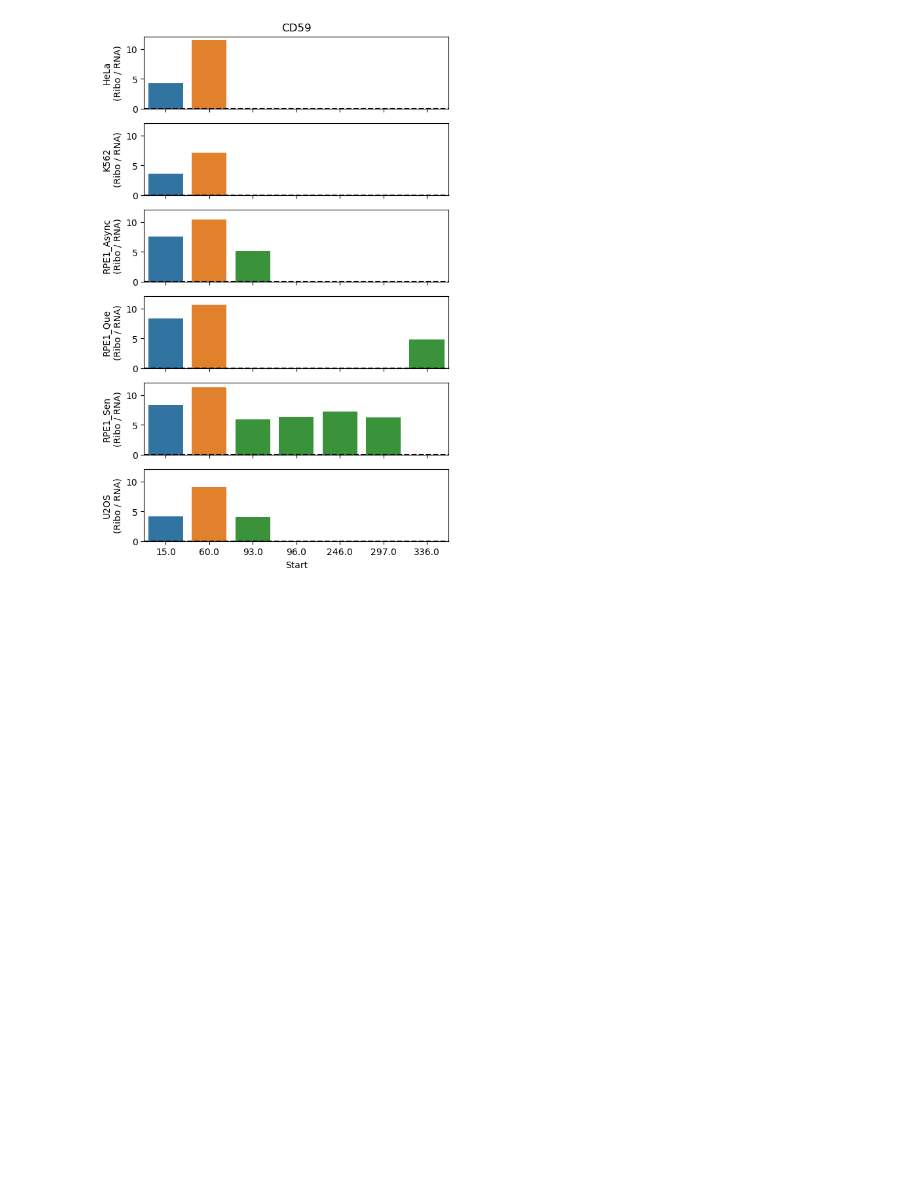
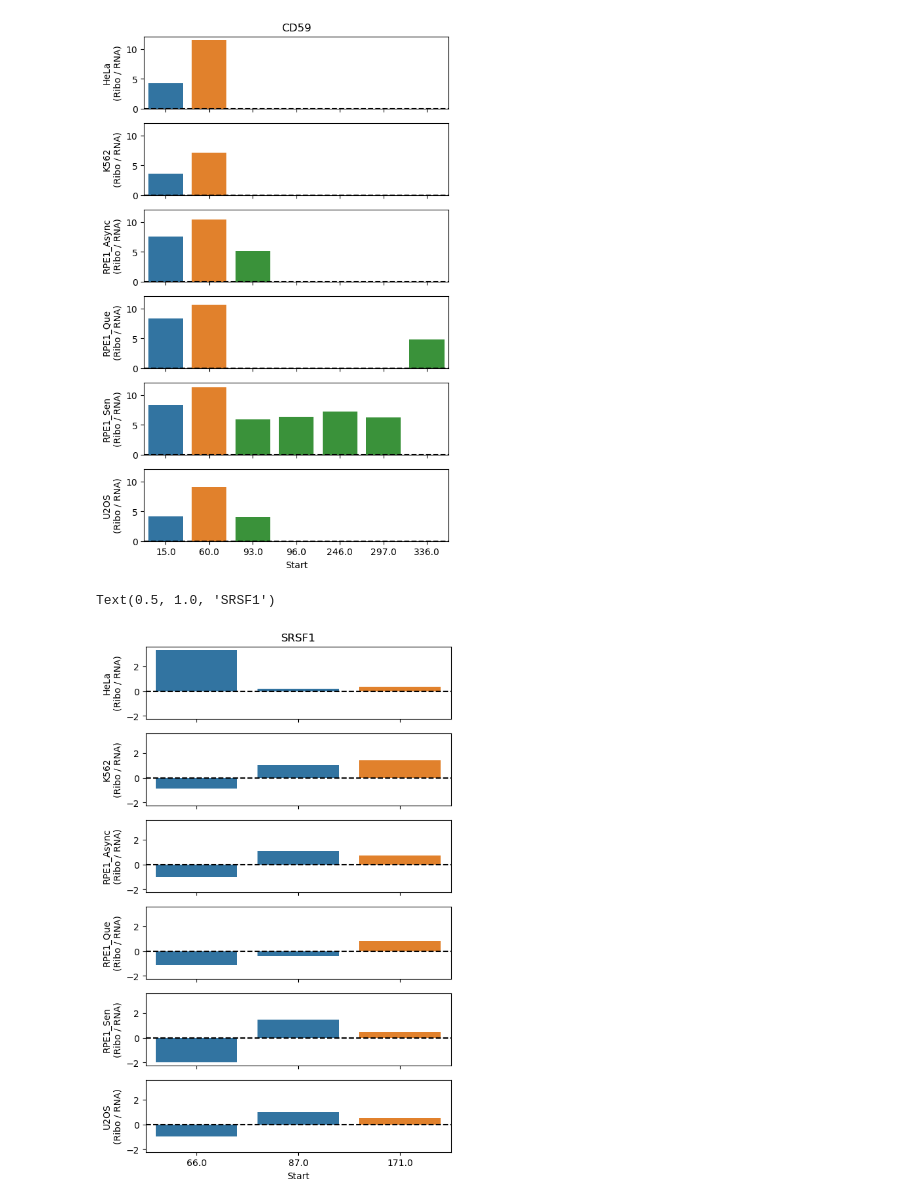
Before and after one commit to cheeseman-lab/coTISja, a Jupyter notebook: src/notebooks/sample_comparison.ipynb, the cells around one changed output. Cells and saved outputs as stored; diff of their text form; code cells hidden in the pictures; blank space fills up the shorter version.

```diff
--- a/src/notebooks/sample_comparison.ipynb
+++ b/src/notebooks/sample_comparison.ipynb
@@ -95,6 +95,9 @@ masked_te_matrix = translation_efficiency_matrix[~masked_log_te_matrix.isna()]
 # %%
 # sample_level_translation_efficiency = sample_level_tis_df.pivot_table(index='TIS', columns='Sample', values='TranslationEfficiency')
 sample_level_riboseq_counts = sample_level_tis_df.pivot_table(index='TIS', columns='Sample', values='TISCounts')
+# %%
+sample_level_riboseq_counts = pd.read_csv('/lab/barcheese01/smaffa/coTISja/data/tisdiff_results/deseq2/rpf_summed_replicate_counts.csv', index_col=0)
+sample_level_riboseq_counts_masked = pd.read_csv('/lab/barcheese01/smaffa/coTISja/data/tisdiff_results/deseq2/rpf_summed_replicate_counts_masked.csv', index_col=0)
 # %%
 tis_metadata = sample_level_tis_df[['TIS', 'IsoformID', 'Tid', 'Symbol', 'Gid', 'GeneType', 'StartCodon', 'Start', 'RecatTISType', 'MANE_Select', 'AALen', 'AASeq']].drop_duplicates()
 # %% [markdown]
@@ -336,16 +265,24 @@ median_diffq_per_tis = qval_reshaped.median(axis=1).rename('MedianDiffQVal')
+# %%
+directions = []
+for tis, min_idx in tqdm(qval_reshaped.dropna(how='all').idxmin(axis=1).items()):
+    directions.append(np.sign(lfc_reshaped.loc[tis, min_idx]))
+most_sig_direction_per_tis = pd.Series(directions, index=qval_reshaped.dropna(how='all').index).rename('MinDiffQValDirection')
 # %%
 max_riboseq_counts_per_tis = sample_level_riboseq_counts.max(axis=1).rename('MaxRiboseqCounts')
-max_riboseq_sample_per_tis = sample_level_riboseq_counts.idxmax(axis=1).rename('MaxRiboseqSample')
+max_riboseq_rpm_per_tis = ((sample_level_riboseq_counts / sample_to_riboseq_total) * 1e6).max(axis=1).rename('MaxRiboseqRPM')
+max_riboseq_sample_per_tis = ((sample_level_riboseq_counts / sample_to_riboseq_total) * 1e6).idxmax(axis=1).rename('MaxRiboseqSample')
 min_riboseq_counts_per_tis = sample_level_riboseq_counts.min(axis=1).rename('MinRiboseqCounts')
-min_riboseq_sample_per_tis = sample_level_riboseq_counts.idxmin(axis=1).rename('MinRiboseqSample')
+min_riboseq_rpm_per_tis = ((sample_level_riboseq_counts / sample_to_riboseq_total) * 1e6).min(axis=1).rename('MinRiboseqRPM')
+min_riboseq_sample_per_tis = ((sample_level_riboseq_counts / sample_to_riboseq_total) * 1e6).idxmin(axis=1).rename('MinRiboseqSample')
 # %%
 tis_stats = pd.concat([
     n_samples_per_tis, variance_per_tis,
-    max_riboseq_counts_per_tis, max_riboseq_sample_per_tis, min_riboseq_counts_per_tis, min_riboseq_sample_per_tis,
+    max_riboseq_counts_per_tis, max_riboseq_rpm_per_tis, max_riboseq_sample_per_tis, min_riboseq_counts_per_tis, min_riboseq_rpm_per_tis, min_riboseq_sample_per_tis,
     max_te_per_tis, max_te_sample_per_tis, min_te_per_tis, min_te_sample_per_tis,
-    max_lfc_per_tis, max_lfc_pair_per_tis, min_lfc_per_tis, min_lfc_pair_per_tis,
-    min_diffq_per_tis, min_diffq_pair_per_tis, median_diffq_per_tis
+    max_lfc_per_tis, max_lfc_pair_per_tis, min_lfc_per_tis, min_lfc_pair_per_tis, most_sig_direction_per_tis,
+    min_diffq_per_tis, min_diffq_pair_per_tis, median_diffq_per_tis, max_diffq_per_tis, min_median_diffq_magnitude_diff_per_tis
 ], axis=1)
 tis_summary = tis_metadata.merge(tis_stats, left_on='TIS', right_index=True)
+tis_summary = tis_summary.dropna(subset=['NSamples'])
 # %%
 tis_summary.to_csv('/lab/barcheese01/smaffa/coTISja/data/tisdiff_results/deseq2/deseq2_tis_summary_statistics.csv', index=False)
@@ -426,3 +451,23 @@ axs[0].set_title('CD59')
 # %% [output]
 Text(0.5, 1.0, 'CD59')
 [figure]
+# %%
+df = tis_summary[
+    tis_summary['Tid'] == 'ENST00000359995.10'
+].sort_values('Start')[['TIS', 'Start', 'RecatTISType']].merge(
+    masked_te_matrix, left_on='TIS', right_index=True
+).set_index(['TIS', 'Start', 'RecatTISType']).melt(ignore_index=False, var_name='Sample').reset_index()
+
+fig, axs = plt.subplots(6, 1, figsize=(6, 10), sharex=True, sharey=True)
+
+for i, s in enumerate(samples):
+    sns.barplot(
+        df[df['Sample'] == s],
+        x='Start', y='value', hue='RecatTISType', ax=axs[i], legend=False
+    )
+    axs[i].axhline(0, linestyle='dashed', color='black')
+    axs[i].set_ylabel(f'{s}\n(Ribo / RNA)')
+axs[0].set_title('SRSF1')
+# %% [output]
+Text(0.5, 1.0, 'SRSF1')
+[figure, added]
```
Also changed, not shown: parts of 40 cells of this notebook.
